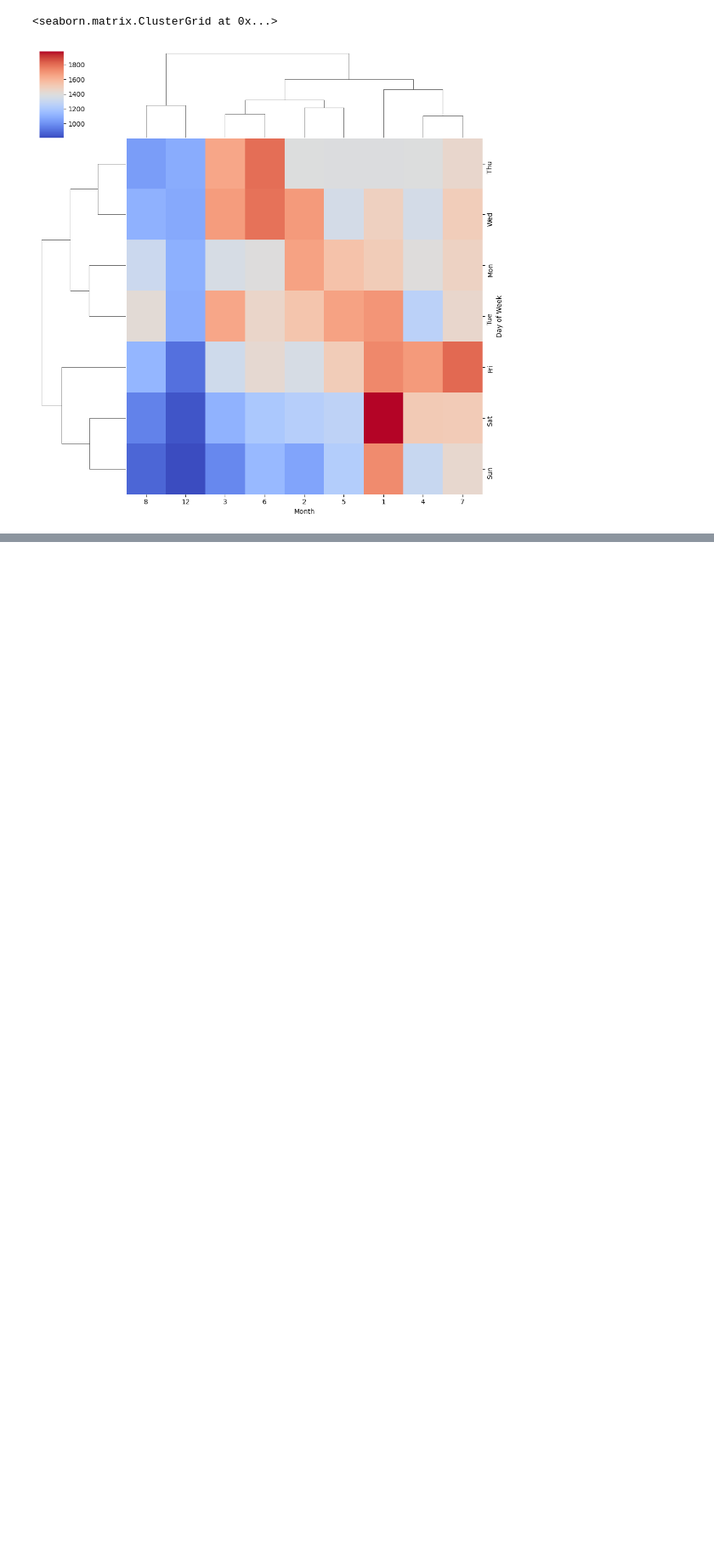
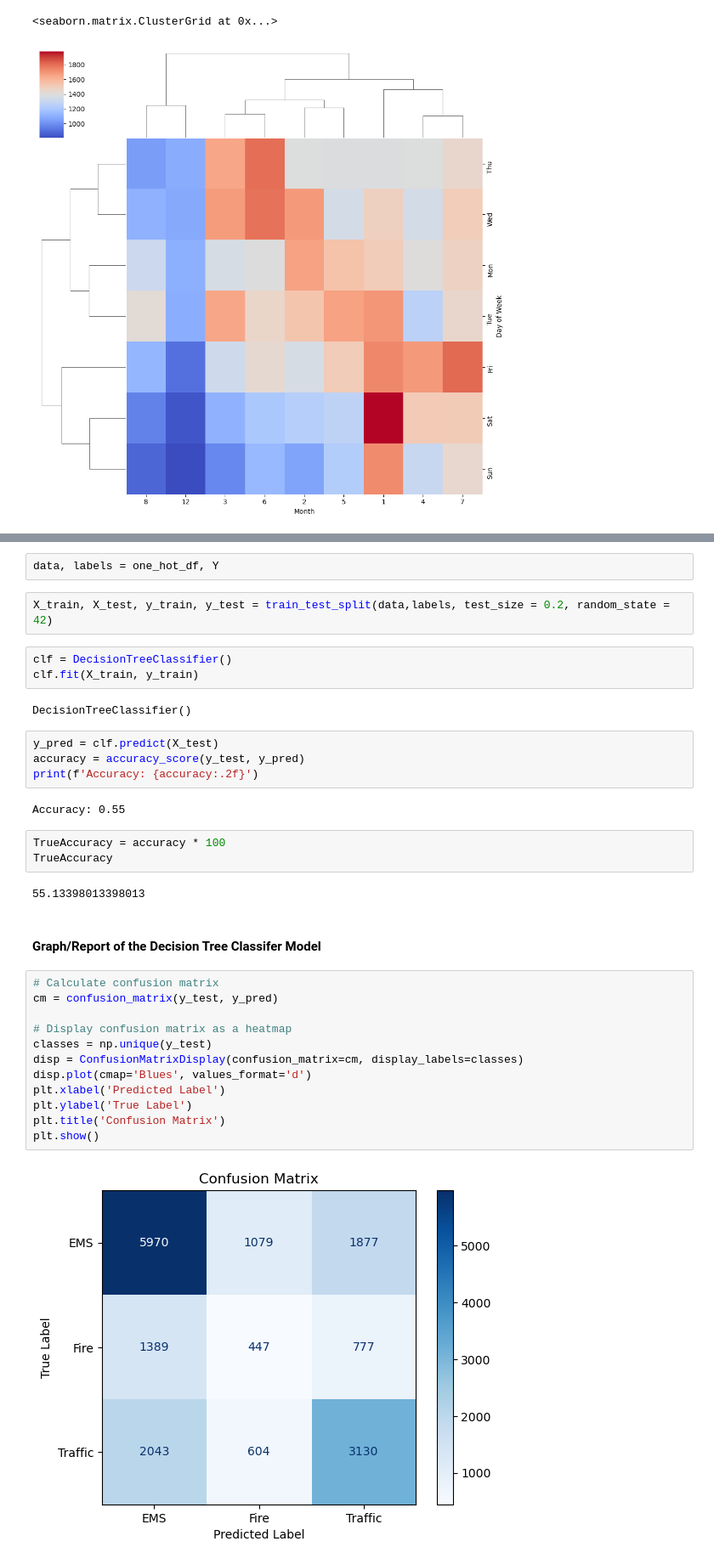
Before and after one commit to Moff1/PersonalProjectsPython, a Jupyter notebook: 911CapStoneProject.ipynb, the cells around one changed output, grey strips where cells are left out. Shown at 85% size. Cells and saved outputs as stored; diff of their text form; blank space fills up the shorter version.

```diff
--- a/911CapStoneProject.ipynb
+++ b/911CapStoneProject.ipynb
@@ -762,0 +847,36 @@ sns.clustermap(dayMonth,cmap='coolwarm')
+# %%
+data, labels = one_hot_df, Y
+# %%
+X_train, X_test, y_train, y_test = train_test_split(data,labels, test_size = 0.2, random_state = 42)
+# %%
+clf = DecisionTreeClassifier()
+clf.fit(X_train, y_train)
+# %% [output]
+DecisionTreeClassifier()
+# %%
+y_pred = clf.predict(X_test)
+accuracy = accuracy_score(y_test, y_pred)
+print(f'Accuracy: {accuracy:.2f}')
+# %% [output]
+Accuracy: 0.55
+# %%
+TrueAccuracy = accuracy * 100
+TrueAccuracy
+# %% [output]
+55.13398013398013
+# %% [markdown]
+#### Graph/Report of the Decision Tree Classifer Model
+# %%
+# Calculate confusion matrix
+cm = confusion_matrix(y_test, y_pred)
+
+# Display confusion matrix as a heatmap
+classes = np.unique(y_test)
+disp = ConfusionMatrixDisplay(confusion_matrix=cm, display_labels=classes)
+disp.plot(cmap='Blues', values_format='d')
+plt.xlabel('Predicted Label')
+plt.ylabel('True Label')
+plt.title('Confusion Matrix')
+plt.show()
+# %% [output]
+[figure, added]
```
Also changed, not shown: parts of 76 cells of this notebook.
